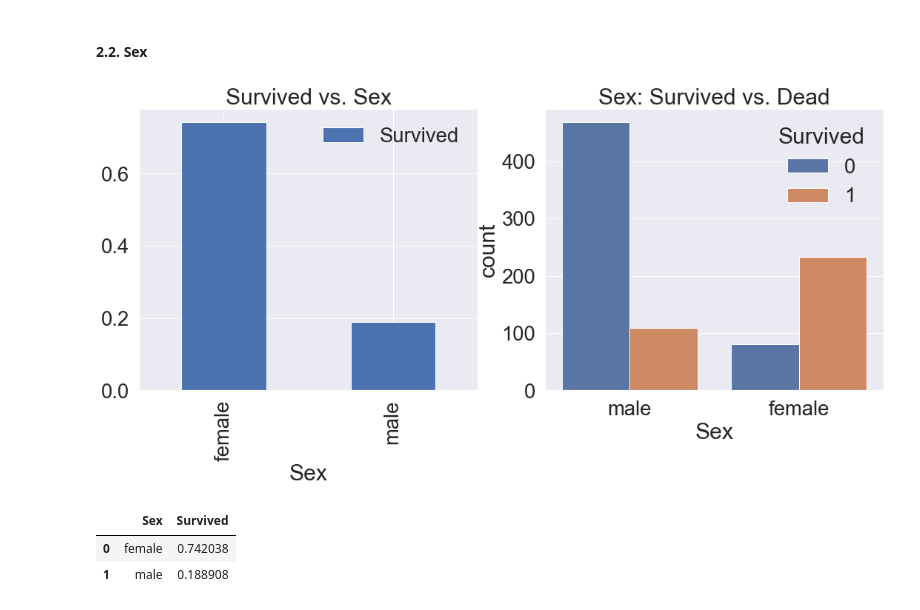
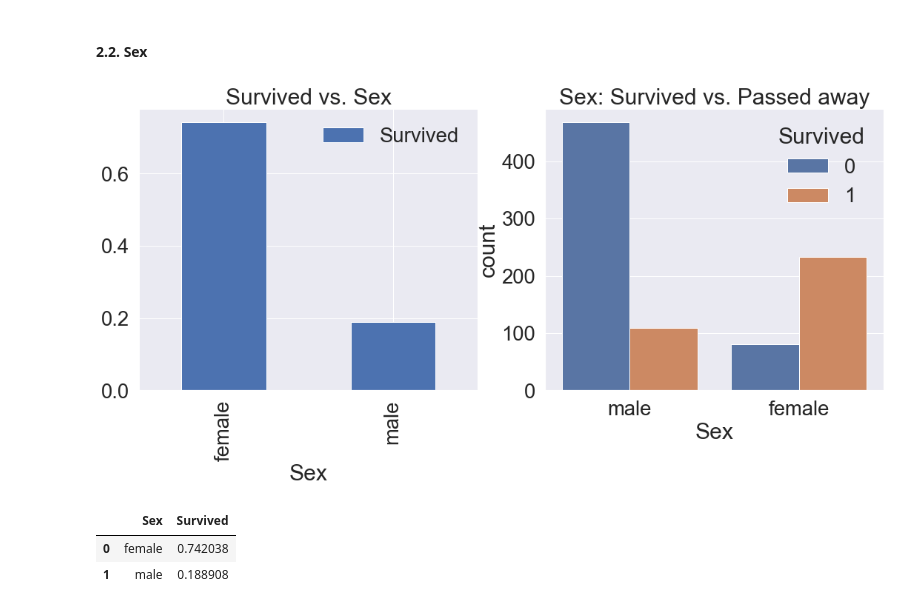
Before and after one commit to cryptnomy/programming, a Jupyter notebook: python/kaggle/kaggle-titanic/titanic-practice-v1.ipynb, the cells around one changed output. Saved outputs shown, nothing was run; the diff lists cells and outputs as text; code cells hidden in the pictures.

```diff
--- a/python/kaggle/kaggle-titanic/titanic-practice-v1.ipynb
+++ b/python/kaggle/kaggle-titanic/titanic-practice-v1.ipynb
@@ -216,12 +214,12 @@ plt.show()
 # %%
 _, ax = plt.subplots(1, 2, figsize=(18, 7))
 df_train[["Sex", "Survived"]].groupby(["Sex"], as_index=True).mean().plot.bar(ax=ax[0])
 ax[0].set_title("Survived vs. Sex")
 sns.countplot("Sex", hue="Survived", data=df_train, ax=ax[1])
-ax[1].set_title("Sex: Survived vs. Dead")
+ax[1].set_title("Sex: Survived vs. Passed away")
 plt.show()
 # %% [output]
-[figure, old version]
+[figure, new version]
 # %%
 df_train[["Sex", "Survived"]].groupby(["Sex"], as_index=False).mean()\
                              .sort_values(by="Survived", ascending=False)
```
Also changed, not shown: parts of 5 cells of this notebook, 2 other files.
